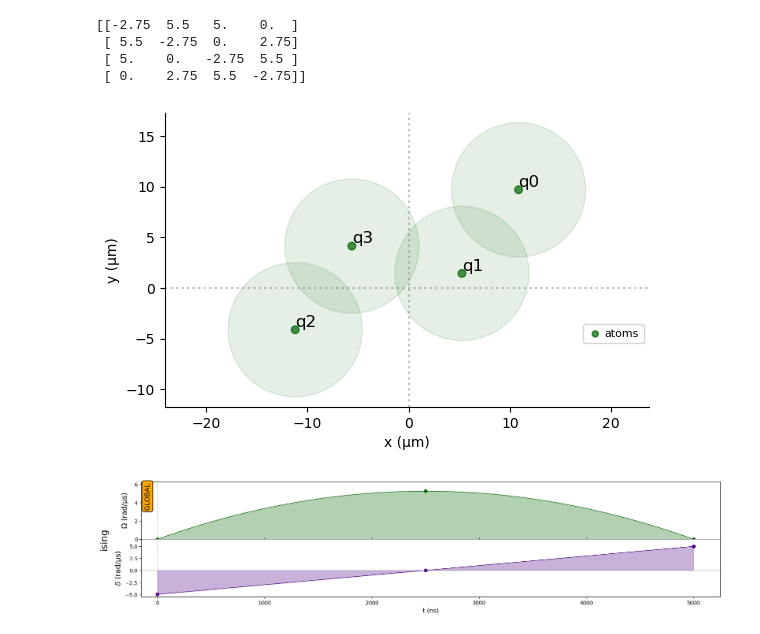
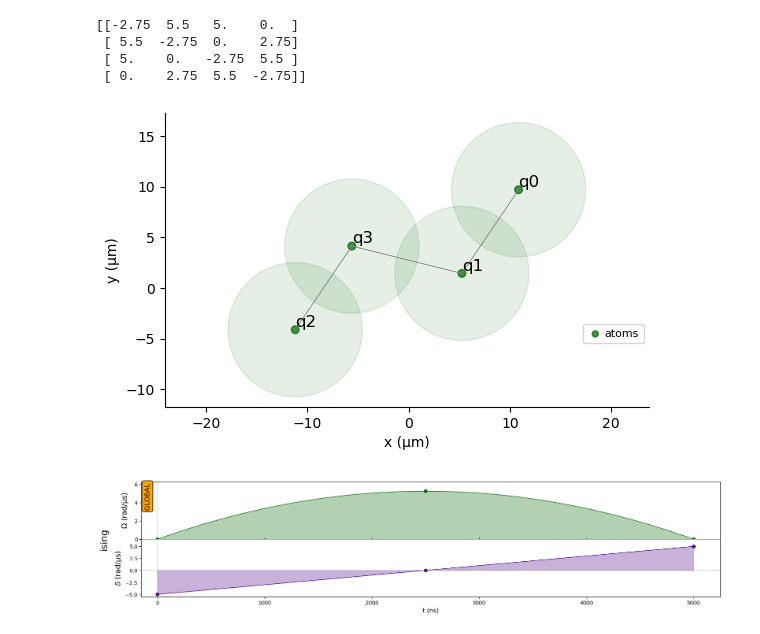
Before and after one commit to NiallCarbery/QUBO_Panama, a Jupyter notebook: code/QAA.ipynb, the cells around one changed output. Cells and saved outputs as stored; diff of their text form; code cells hidden in the pictures.

Commit message:
QAA Example Notebook Including Time Analysis for Graphing

```diff
--- a/code/QAA.ipynb
+++ b/code/QAA.ipynb
@@ -16,18 +16,26 @@ from utils import bitstring_to_assignment
-# %%
-qubo = build_qubo([6, 6], [324.07, 285.41], ['Panamax_A', 'NeoPanamax'])
-Q = qubo_dict_to_matrix(qubo)
-
-Q = Q + Q.T - np.diag(np.diag(Q))
-Q[0,0] = -55
-
-Q = 0.05*Q
-
-print(Q)
-# %% [output]
-[[-2.75  5.5   5.    0.  ]
- [ 5.5  -2.75  0.    2.75]
- [ 5.    0.   -2.75  5.5 ]
- [ 0.    2.75  5.5  -2.75]]
+# %%
+## 2*2 Example for graphing and Time Analysis purposes
+
+ship_data = generate_ship_data(2)
+L = ship_data["Length (m)"].to_numpy()
+B = ship_data["Benefit"].to_numpy()
+lock_types = generate_lock_types(2)
+
+qubo = build_qubo(B, L, lock_types)
+Q = qubo_dict_to_matrix(qubo)
+
+Q = Q + Q.T - np.diag(np.diag(Q))
+for i in range(len(B)):
+    Q[i,i] = Q[-1,-1]
+
+Q = 0.05*Q
+
+print(Q)
+# %% [output]
+[[-2.75  5.5   5.    0.  ]
+ [ 5.5  -2.75  0.    2.75]
+ [ 5.    0.   -2.75  5.5 ]
+ [ 0.    2.75  5.5  -2.75]]
 # %%
 def evaluate_mapping(new_coords, Q):
     """Cost function to minimize. Ideally, the pairwise distances are conserved."""
@@ -53,13 +61,13 @@ coords = np.reshape(res.x, (len(Q), 2))
 # %%
 qubits = {f"q{i}": coord for (i, coord) in enumerate(coords)}
 reg = Register(qubits)
 reg.draw(
     blockade_radius=DigitalAnalogDevice.rydberg_blockade_radius(1.0),
-    draw_graph=False,
+    draw_graph=True,
     draw_half_radius=True,
 )
 # %% [output]
-[figure, old version]
+[figure, new version]
 # %%
 # We choose a median value between the min and the max
 Omega = np.median(Q[Q > 0].flatten())
```
Also changed, not shown: parts of 1 cell of this notebook.
